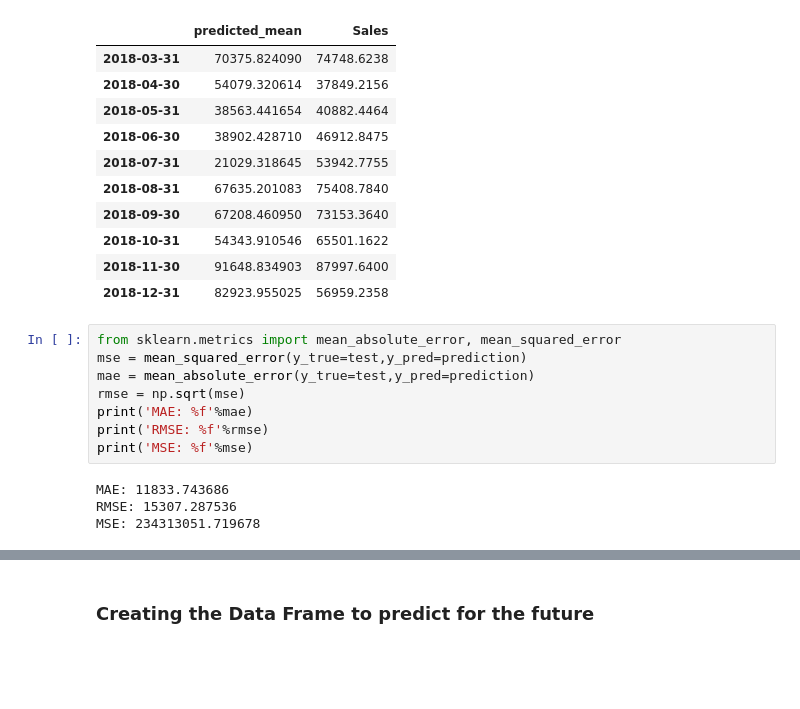
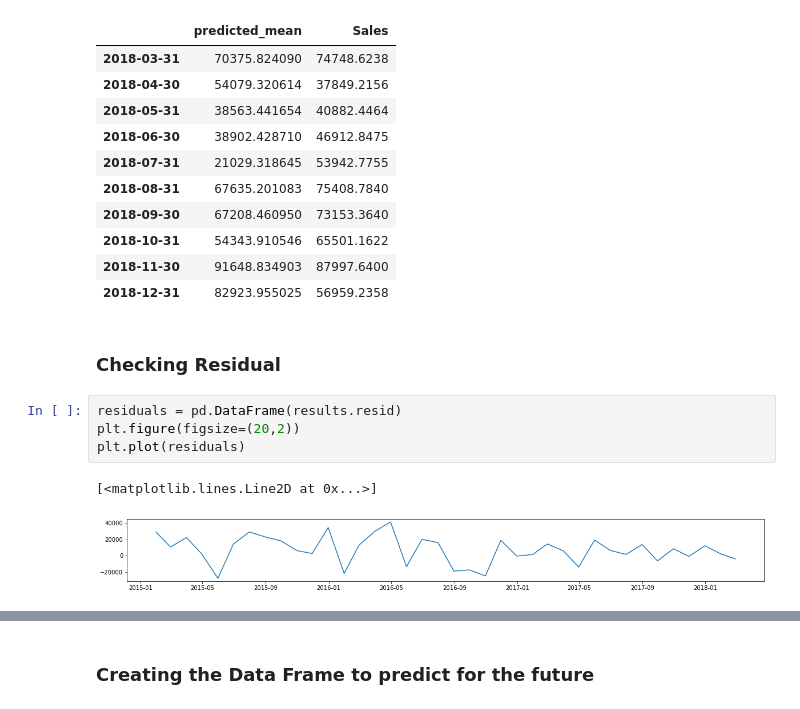
Before and after one commit to Shauryavashisth/Time-Series, a Jupyter notebook: Superstore Sales Dataset TS-Shaurya Vashisth.ipynb, the cells around one changed output, grey strips where cells are left out. Cells and saved outputs as stored; diff of their text form; blank space fills up the shorter version.

```diff
--- a/Superstore Sales Dataset TS-Shaurya Vashisth.ipynb
+++ b/Superstore Sales Dataset TS-Shaurya Vashisth.ipynb
@@ -231,15 +236,12 @@ pd.concat(concat,axis=1)
 | 2018-10-31 | 54343.910546 | 65501.1622 |
 | 2018-11-30 | 91648.834903 | 87997.6400 |
 | 2018-12-31 | 82923.955025 | 56959.2358 |
-# %%
-from sklearn.metrics import mean_absolute_error, mean_squared_error
-mse = mean_squared_error(y_true=test,y_pred=prediction)
-mae = mean_absolute_error(y_true=test,y_pred=prediction)
-rmse = np.sqrt(mse)
-print('MAE: %f'%mae)
-print('RMSE: %f'%rmse)
-print('MSE: %f'%mse)
-# %% [output]
-MAE: 11833.743686
-RMSE: 15307.287536
-MSE: 234313051.719678
+# %% [markdown]
+### Checking Residual
+# %%
+residuals = pd.DataFrame(results.resid)
+plt.figure(figsize=(20,2))
+plt.plot(residuals)
+# %% [output]
+[<matplotlib.lines.Line2D at 0x...>]
+[figure, added]
```
Also changed, not shown: parts of 10 cells of this notebook.
